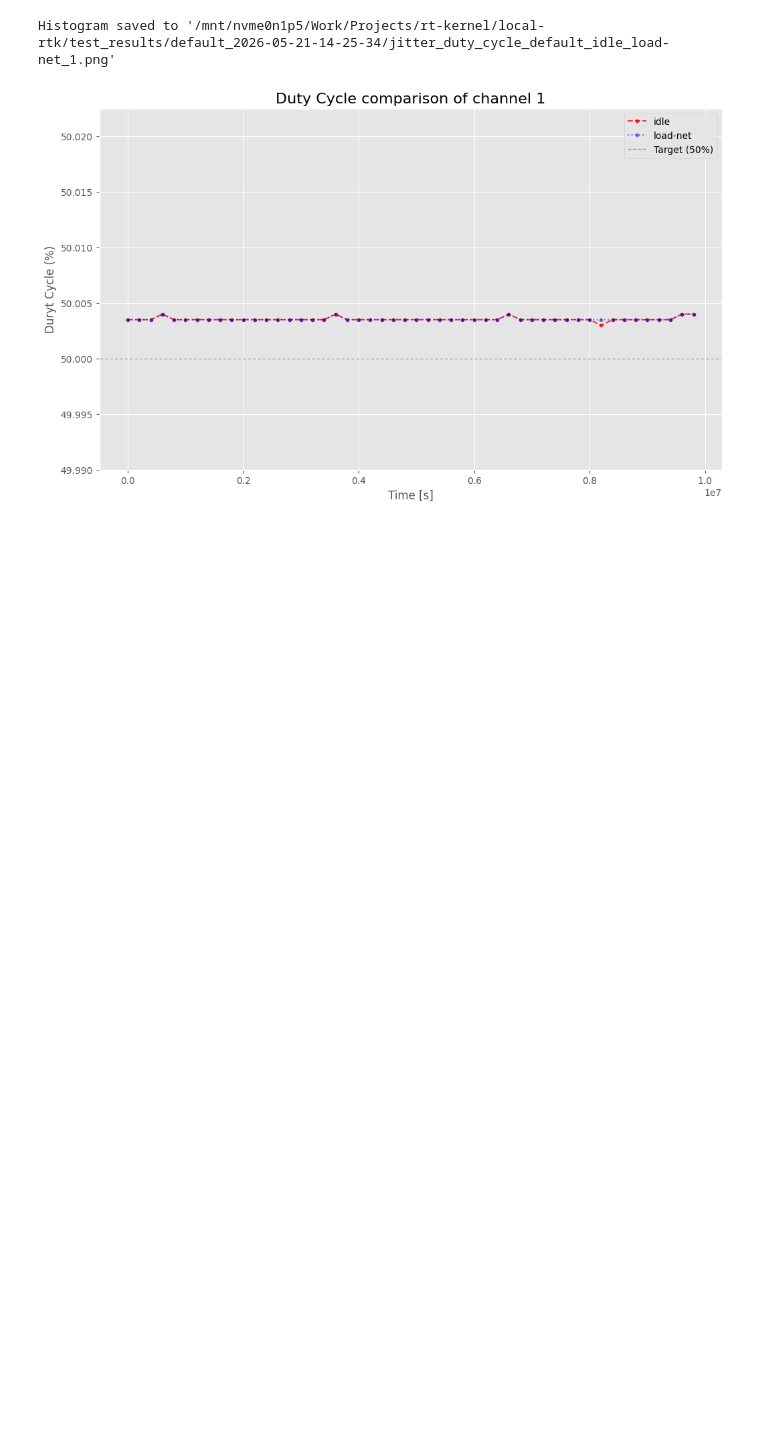
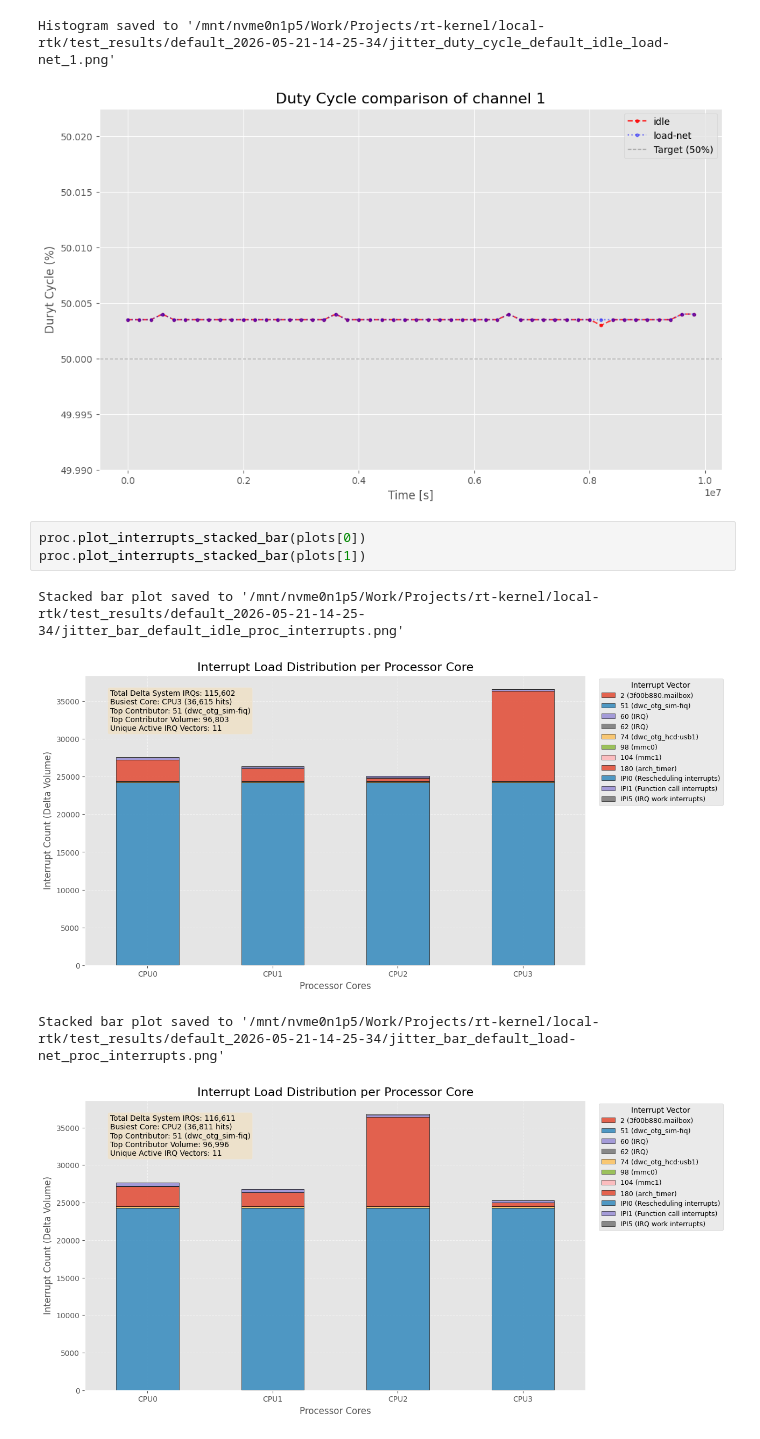
Before and after one commit to nickdante8/rt-kernel, a Jupyter notebook: local-rtk/saleae/processing_custom.ipynb, the cells around one changed output. Cells and saved outputs as stored; diff of their text form; blank space fills up the shorter version.

Commit message:
Added analysis to /proc/interrupts and a bar chart. The general python file processing.py is usable now

```diff
--- a/local-rtk/saleae/processing_custom.ipynb
+++ b/local-rtk/saleae/processing_custom.ipynb
@@ -136,3 +136,11 @@ Histogram saved to '/mnt/nvme0n1p5/Work/Projects/rt-kernel/local-rtk/test_result
 [figure]
 Histogram saved to '/mnt/nvme0n1p5/Work/Projects/rt-kernel/local-rtk/test_results/default_2026-05-21-14-25-34/jitter_duty_cycle_default_idle_load-net_1.png'
 [figure]
+# %%
+proc.plot_interrupts_stacked_bar(plots[0])
+proc.plot_interrupts_stacked_bar(plots[1])
+# %% [output]
+Stacked bar plot saved to '/mnt/nvme0n1p5/Work/Projects/rt-kernel/local-rtk/test_results/default_2026-05-21-14-25-34/jitter_bar_default_idle_proc_interrupts.png'
+[figure, added]
+Stacked bar plot saved to '/mnt/nvme0n1p5/Work/Projects/rt-kernel/local-rtk/test_results/default_2026-05-21-14-25-34/jitter_bar_default_load-net_proc_interrupts.png'
+[figure, added]
```
Also changed, not shown: 3 other files.
